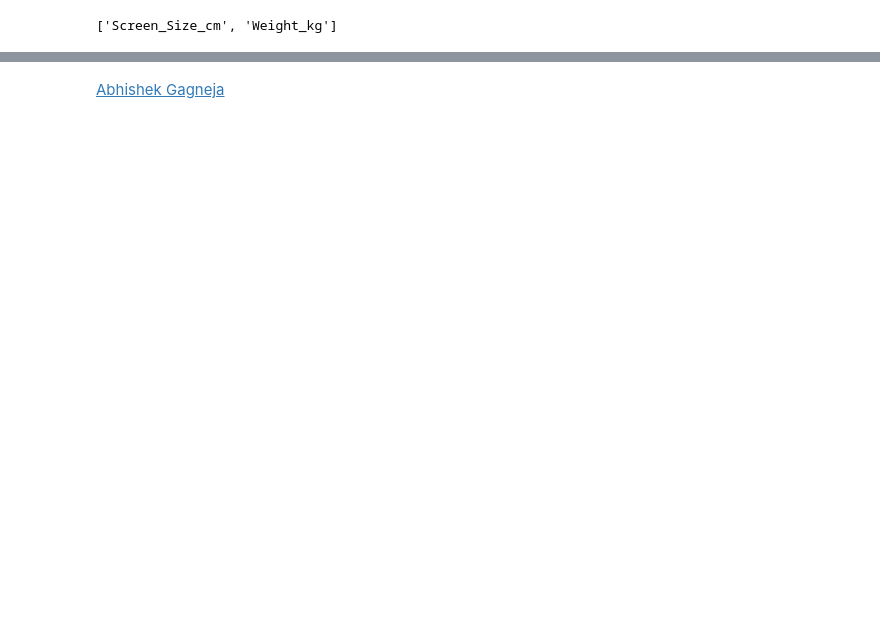
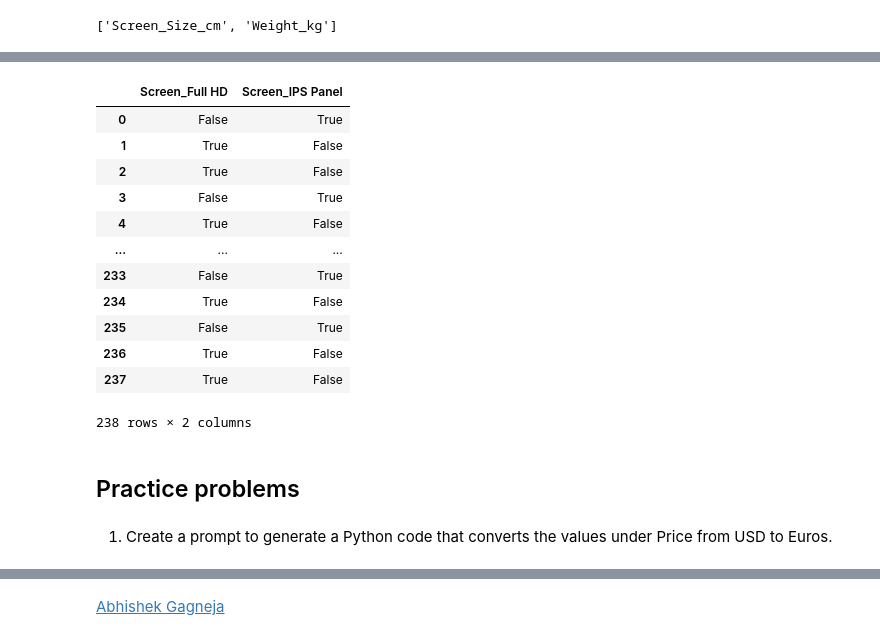
Before and after one commit to eyamrog/ibm_data_science, a Jupyter notebook: 11_Generative_AI_Test_Environment.ipynb, the cells around one changed output, grey strips where cells are left out. Saved outputs shown, nothing was run; the diff lists cells and outputs as text; code cells hidden in the pictures; blank space fills up the shorter version.

```diff
--- a/11_Generative_AI_Test_Environment.ipynb
+++ b/11_Generative_AI_Test_Environment.ipynb
@@ -109,0 +140,8 @@ print(cols_with_missing)
+# %%
+# Python
+# Ensure the columns exist, then convert to float
+df['Screen_Size_cm'] = df['Screen_Size_cm'].astype(float)
+df['Weight_kg'] = df['Weight_kg'].astype(float)
+
+# Optional: check dtypes
+print(df[['Screen_Size_cm', 'Weight_kg']].dtypes)
@@ -109,0 +156,12 @@ print(cols_with_missing)
+# %%
+# Python
+# 1) Convert centimeters to inches and rename column
+df['Screen_Size_inch'] = df['Screen_Size_cm'].astype(float) / 2.54
+df = df.drop(columns=['Screen_Size_cm'])
+
+# 2) Convert kilograms to pounds and rename column
+df['Weight_pounds'] = df['Weight_kg'].astype(float) * 2.2046226218
+df = df.drop(columns=['Weight_kg'])
+
+# Optional: quick check
+print(df[['Screen_Size_inch', 'Weight_pounds']].head())
@@ -109,0 +177,9 @@ print(cols_with_missing)
+# %%
+# Python
+# Normalise CPU_frequency by its maximum value, in place
+max_val = df['CPU_frequency'].max()
+if pd.notna(max_val) and max_val != 0:
+    df['CPU_frequency'] = df['CPU_frequency'] / max_val
+else:
+    # If max is NaN or 0, leave the column unchanged or handle as needed
+    pass
@@ -109,0 +191,30 @@ print(cols_with_missing)
+# %%
+# Python
+# 1) One-hot encode "Screen" with prefix "Screen_" as df1
+df1 = pd.get_dummies(df['Screen'], prefix='Screen')
+
+# 2) Append df1 to original df
+df = pd.concat([df, df1], axis=1)
+
+# 3) Drop original "Screen" column
+df = df.drop(columns=['Screen'])
+# %%
+df1
+# %% [output]
+|  | Screen_Full HD | Screen_IPS Panel |
+| 0 | False | True |
+| 1 | True | False |
+| 2 | True | False |
+| 3 | False | True |
+| 4 | True | False |
+| ... | ... | ... |
+| 233 | False | True |
+| 234 | True | False |
+| 235 | False | True |
+| 236 | True | False |
+| 237 | True | False |
+238 rows × 2 columns
+# %% [markdown]
+## Practice problems
+# %% [markdown]
+1. Create a prompt to generate a Python code that converts the values under Price from USD to Euros.
```
Also changed, not shown: parts of 59 cells of this notebook, 1 other file.
